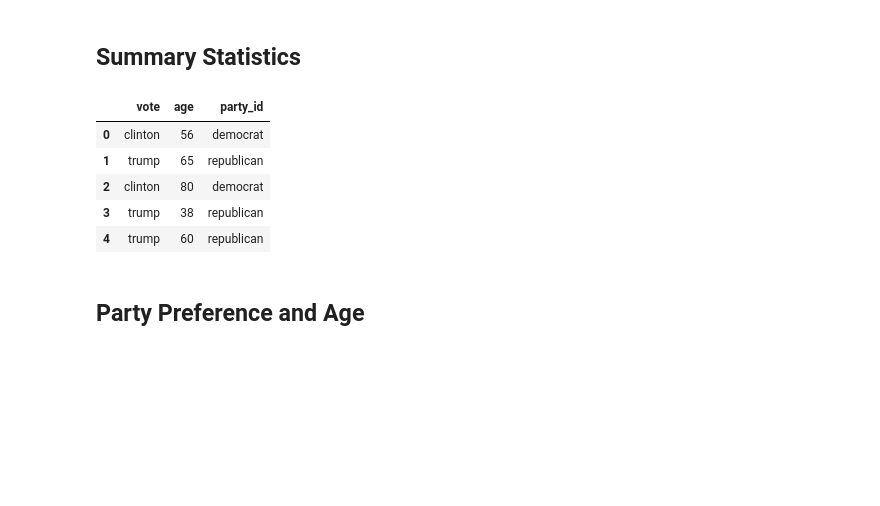
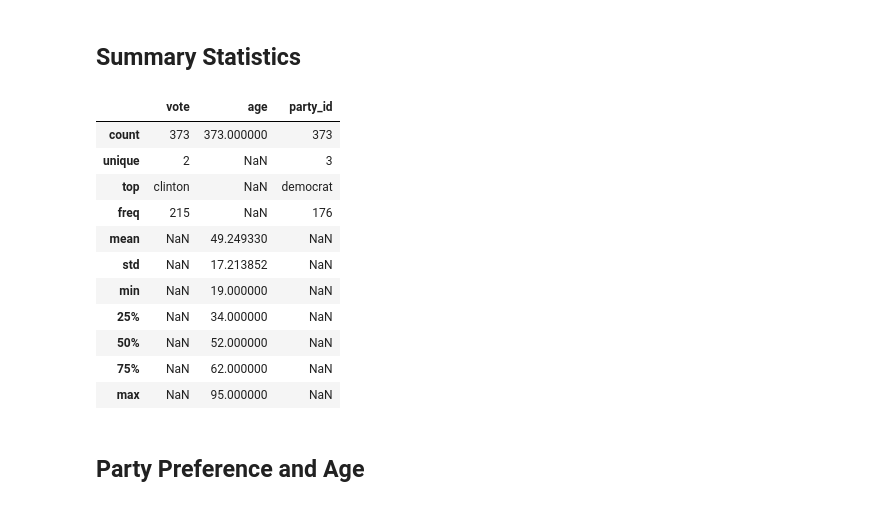
Before and after one commit to tomicapretto/etc, a Jupyter notebook: lesson_code/lesson_04.ipynb, the cells around one changed output. Drawn from its saved outputs; the diff is of its cells as text; code cells hidden in the pictures; blank space fills up the shorter version.

```diff
--- a/lesson_code/lesson_04.ipynb
+++ b/lesson_code/lesson_04.ipynb
@@ -909,14 +909,20 @@ https://electionstudies.org/data-center/anes-2016-pilot-study/
 ## Summary Statistics
 # %%
 data = data.loc[data["vote"].isin(["clinton", "trump"]), :]
-data.head()
+data.describe(include='all')
 # %% [output]
 |  | vote | age | party_id |
-| 0 | clinton | 56 | democrat |
-| 1 | trump | 65 | republican |
-| 2 | clinton | 80 | democrat |
-| 3 | trump | 38 | republican |
-| 4 | trump | 60 | republican |
+| count | 373 | 373.000000 | 373 |
+| unique | 2 | NaN | 3 |
+| top | clinton | NaN | democrat |
+| freq | 215 | NaN | 176 |
+| mean | NaN | 49.249330 | NaN |
+| std | NaN | 17.213852 | NaN |
+| min | NaN | 19.000000 | NaN |
+| 25% | NaN | 34.000000 | NaN |
+| 50% | NaN | 52.000000 | NaN |
+| 75% | NaN | 62.000000 | NaN |
+| max | NaN | 95.000000 | NaN |
 # %% [markdown]
 ## Party Preference and Age
 # %%
```
Also changed, not shown: parts of 3 cells of this notebook.
